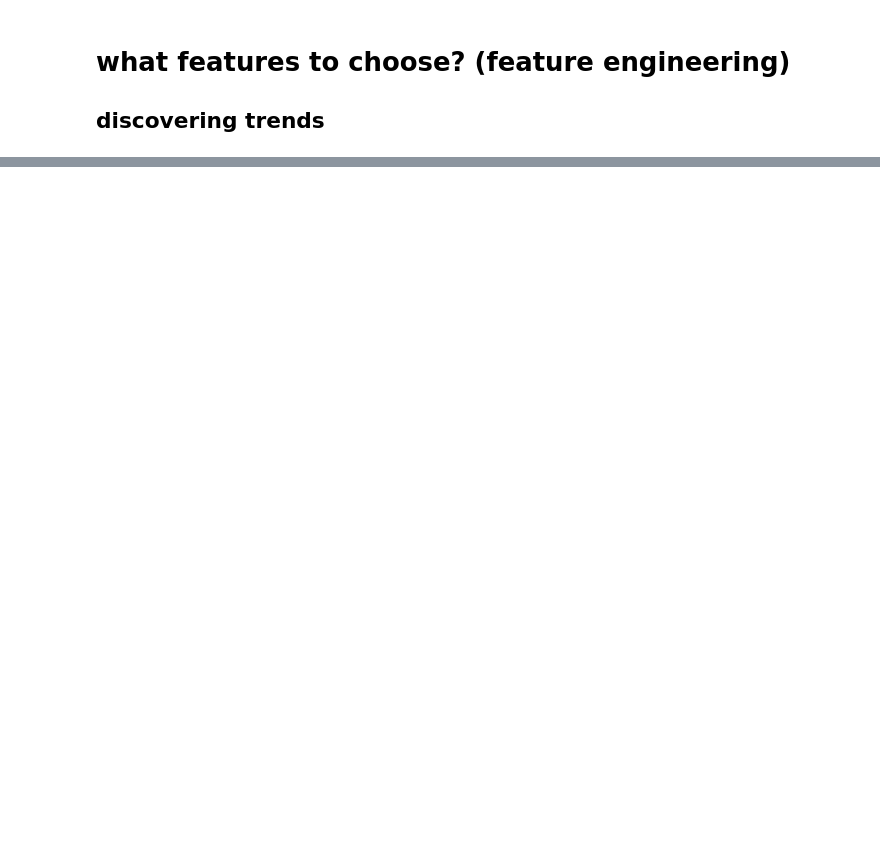
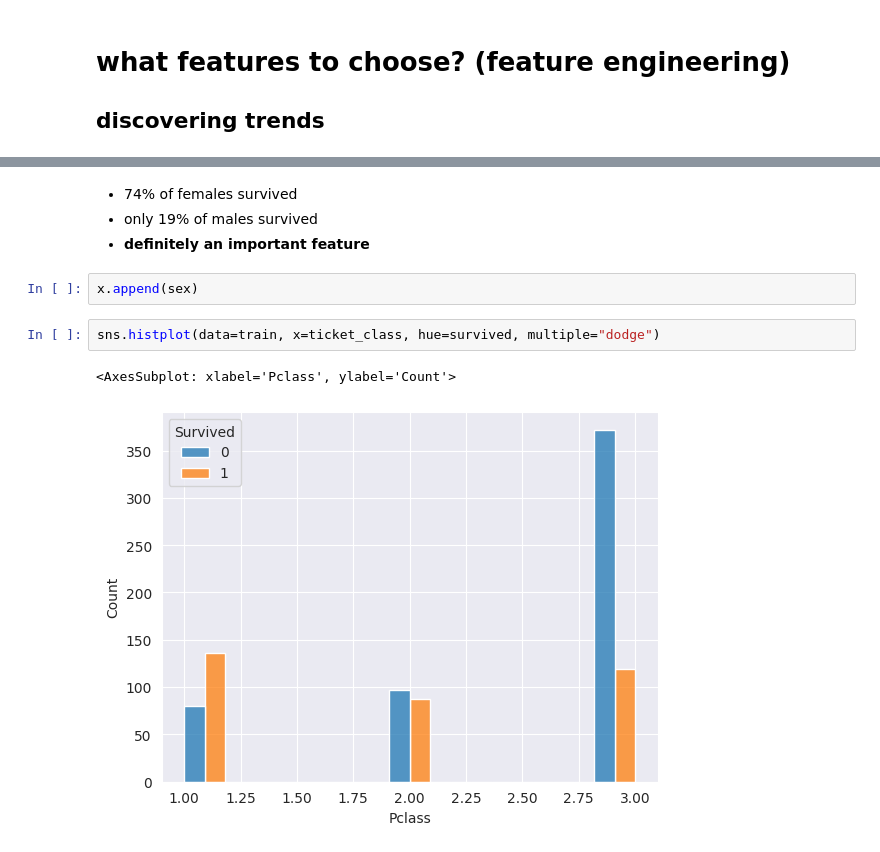
Before and after one commit to shayansm2/kaggle-playground, a Jupyter notebook: titanic/discover.ipynb, the cells around one changed output, grey strips where cells are left out. Drawn from its saved outputs; the diff is of its cells as text; blank space fills up the shorter version.

```diff
--- a/titanic/discover.ipynb
+++ b/titanic/discover.ipynb
@@ -42,0 +65,11 @@ embarkation_port = 'embarked' # C = Cherbourg, Q = Queenstown, S = Southampton
+# %% [markdown]
+- 74% of females survived
+- only 19% of males survived
+- __definitely an important feature__
+# %%
+x.append(sex)
+# %%
+sns.histplot(data=train, x=ticket_class, hue=survived, multiple="dodge")
+# %% [output]
+<AxesSubplot: xlabel='Pclass', ylabel='Count'>
+[figure, added]
```
Also changed, not shown: parts of 9 cells of this notebook.
